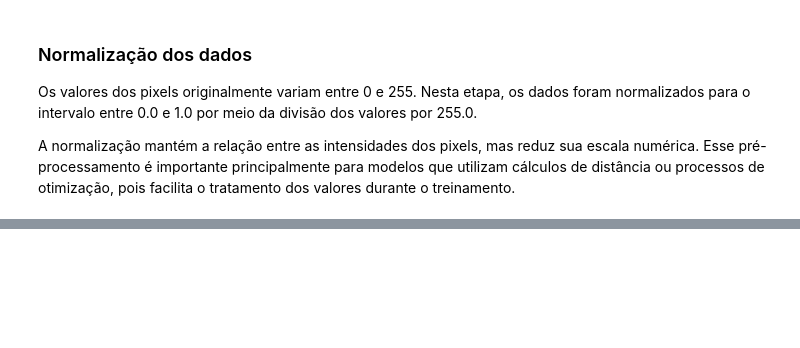
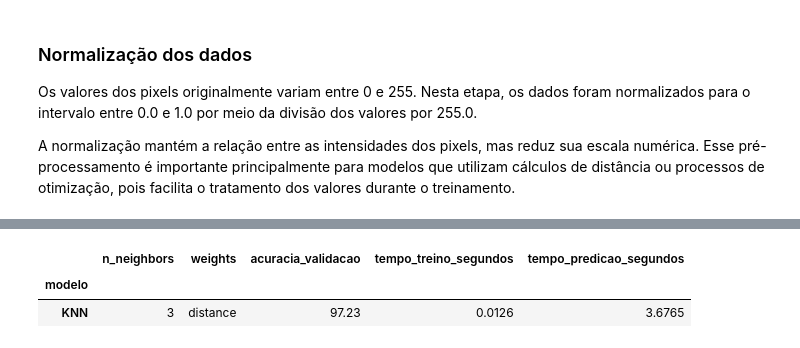
Before and after one commit to ThiOliver/projeto-mnist, a Jupyter notebook: notebooks/01_eda_mnist.ipynb, the cells around one changed output, grey strips where cells are left out. Drawn from its saved outputs; the diff is of its cells as text; code cells hidden in the pictures; blank space fills up the shorter version.

```diff
--- a/notebooks/01_eda_mnist.ipynb
+++ b/notebooks/01_eda_mnist.ipynb
@@ -239,0 +362,23 @@ A normalização mantém a relação entre as intensidades dos pixels, mas reduz
+# %%
+# Seleciona a configuração que apresentou a maior acurácia na validação.
+melhor_configuracao_knn = df_resultados_knn.iloc[0]
+
+# Organiza a melhor configuração em formato de DataFrame.
+df_melhor_knn = pd.DataFrame({
+    'modelo': ['KNN'],
+    'n_neighbors': [melhor_configuracao_knn['n_neighbors']],
+    'weights': [melhor_configuracao_knn['weights']],
+    'acuracia_validacao': [melhor_configuracao_knn['acuracia_validacao']],
+    'tempo_treino_segundos': [melhor_configuracao_knn['tempo_treino_segundos']],
+    'tempo_predicao_segundos': [melhor_configuracao_knn['tempo_predicao_segundos']]
+})
+
+# Define a coluna "modelo" como índice.
+df_melhor_knn = df_melhor_knn.set_index('modelo')
+
+# Exibe a melhor configuração.
+df_melhor_knn
+# %% [output]
+|  | n_neighbors | weights | acuracia_validacao | tempo_treino_segundos | tempo_predicao_segundos |
+| modelo |  |  |  |  |  |
+| KNN | 3 | distance | 97.23 | 0.0126 | 3.6765 |
```
Also changed, not shown: parts of 19 cells of this notebook.
